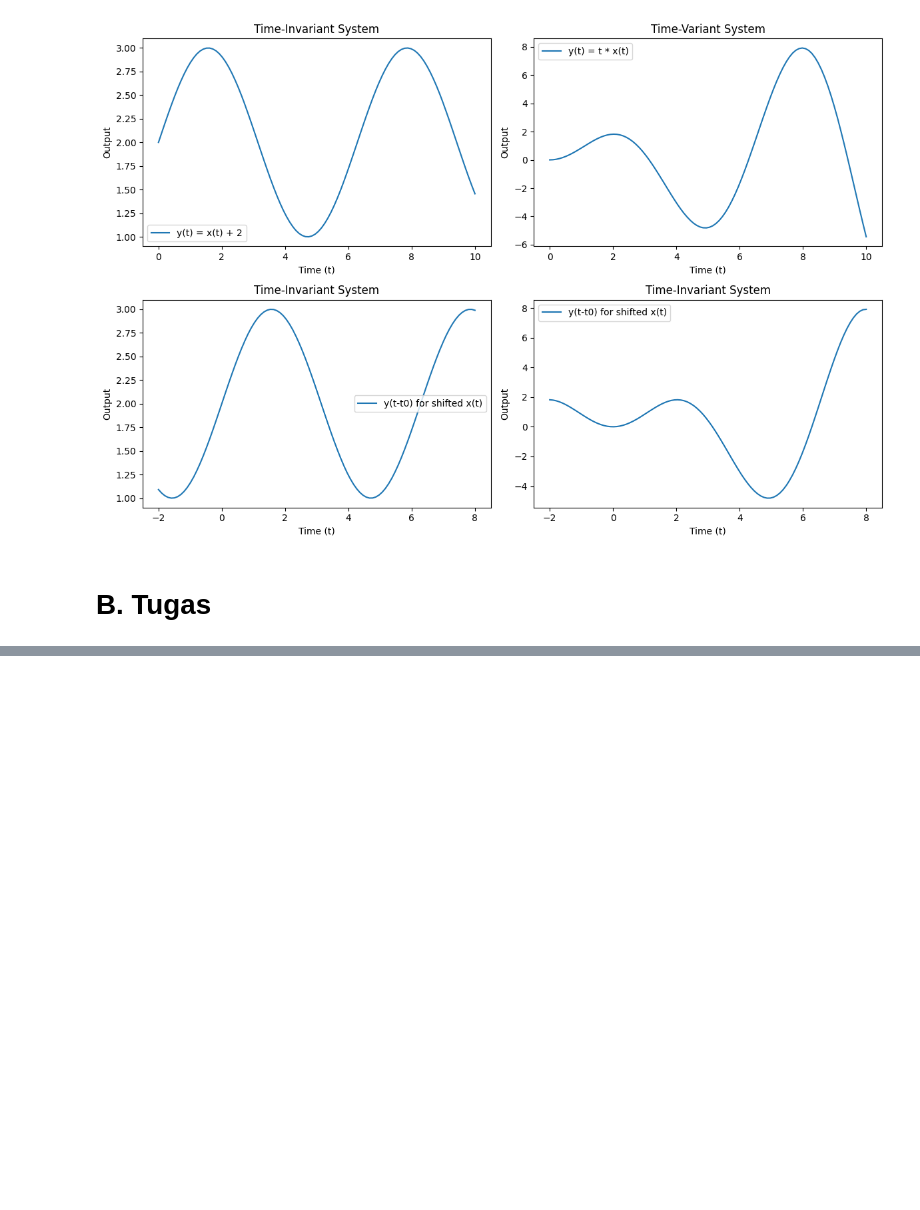
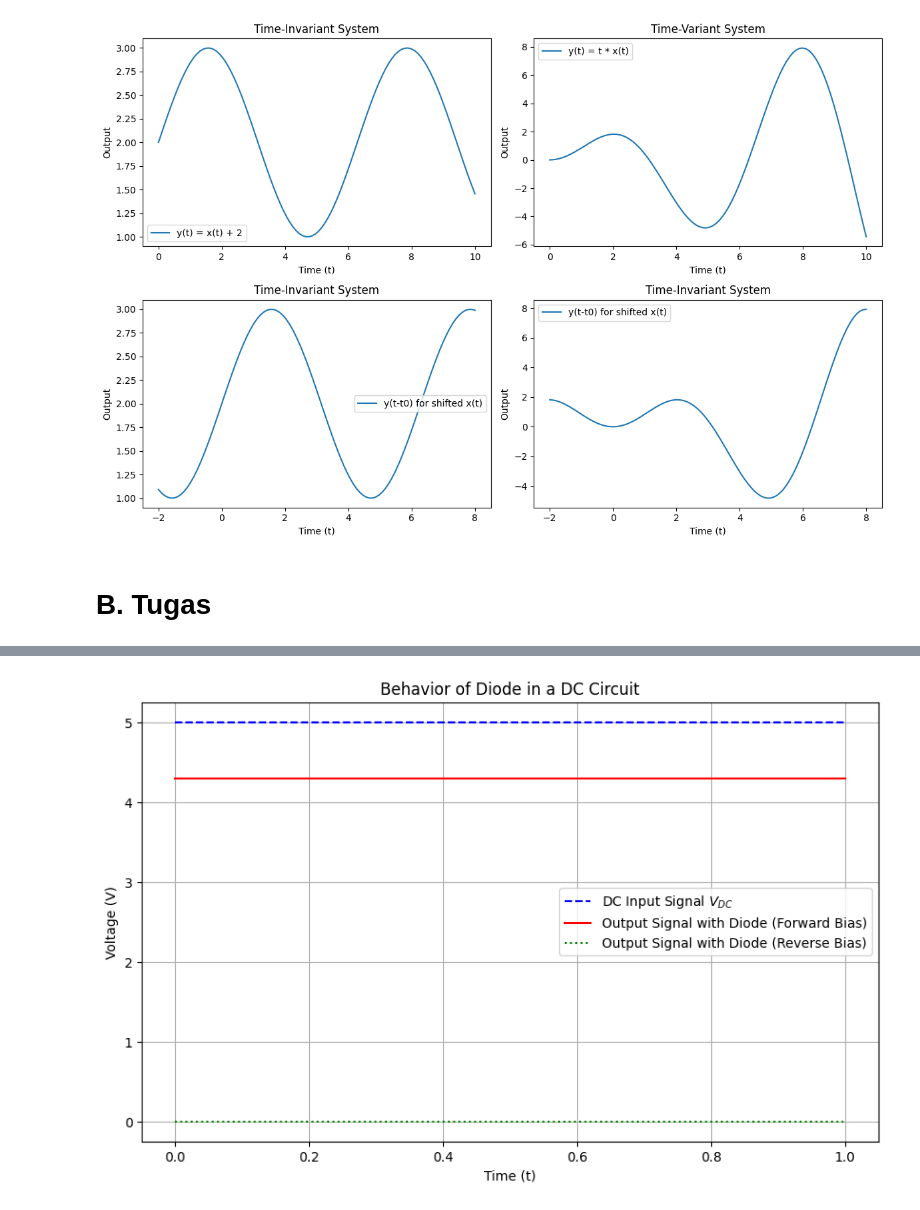
Before and after one commit to Dzuumirrah/Isyarat-dan-Sistem, a Jupyter notebook: tugas-2-week2/answer-notebook.ipynb, the cells around one changed output, grey strips where cells are left out. Saved outputs shown, nothing was run; the diff lists cells and outputs as text; code cells hidden in the pictures; blank space fills up the shorter version.

```diff
--- a/tugas-2-week2/answer-notebook.ipynb
+++ b/tugas-2-week2/answer-notebook.ipynb
@@ -128,0 +299,38 @@ Sumber tegangan
+# %%
+# Diode in DC circut
+
+import numpy as np
+import matplotlib.pyplot as plt
+
+# Parameters
+V_DC = 5        # DC supply voltage
+V_f = 0.7       # Forward voltage of the diode
+R = 1           # Resistor value (ohms)
+
+# DC input signal (constant value)
+t = np.array([0, 1])  # Time array (only for demonstration)
+v_in = np.array([V_DC, V_DC])  # Constant DC voltage
+
+# Output voltage calculations
+v_out_forward = np.maximum(v_in - V_f, 0)  # Forward bias output
+v_out_reverse = np.zeros_like(v_in)        # Reverse bias output
+
+# Plotting the DC input and output signals
+plt.figure(figsize=(10, 6))
+
+# Forward Bias
+plt.plot(t, v_in, label="DC Input Signal $V_{DC}$", color='blue', linestyle='--')
+plt.plot(t, v_out_forward, label="Output Signal with Diode (Forward Bias)", color='red')
+
+# Reverse Bias (Assuming a reverse bias scenario)
+plt.plot(t, v_out_reverse, label="Output Signal with Diode (Reverse Bias)", color='green', linestyle=':')
+
+plt.title("Behavior of Diode in a DC Circuit")
+plt.xlabel("Time (t)")
+plt.ylabel("Voltage (V)")
+plt.legend()
+plt.grid(True)
+
+plt.show()
+# %% [output]
+[figure, added]
```
Also changed, not shown: parts of 17 cells of this notebook.
